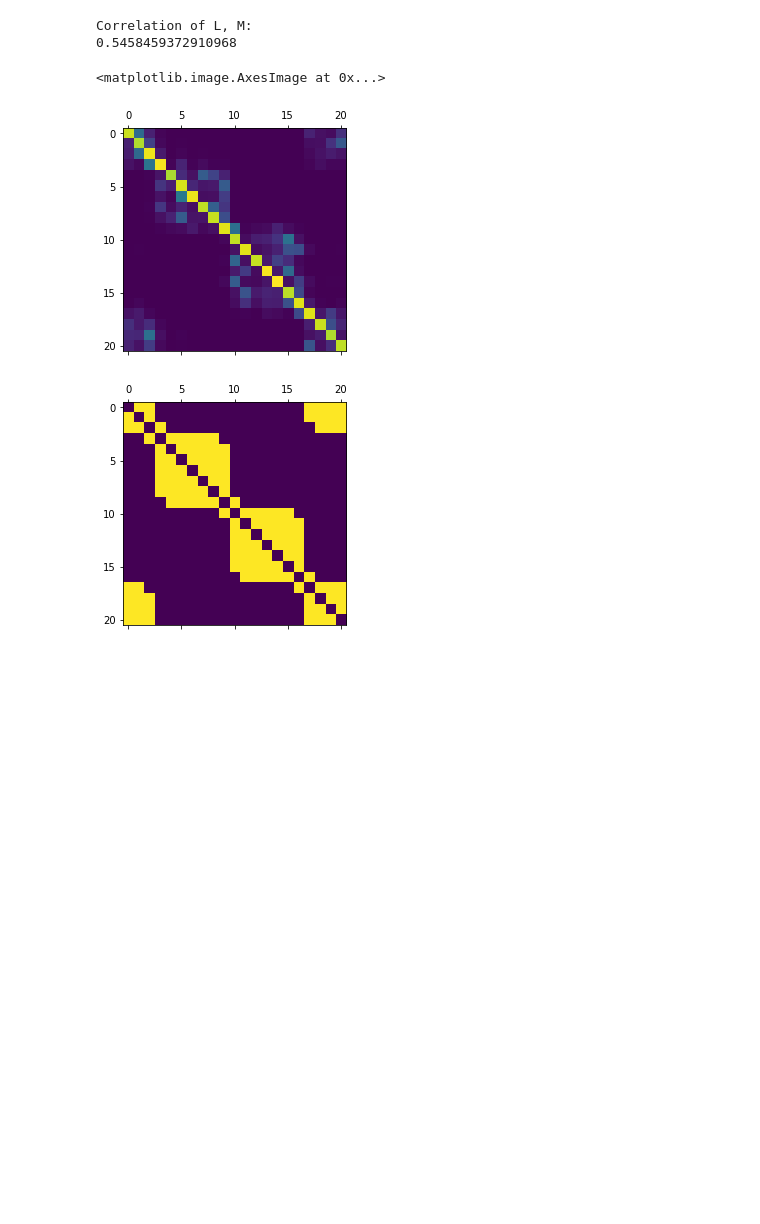
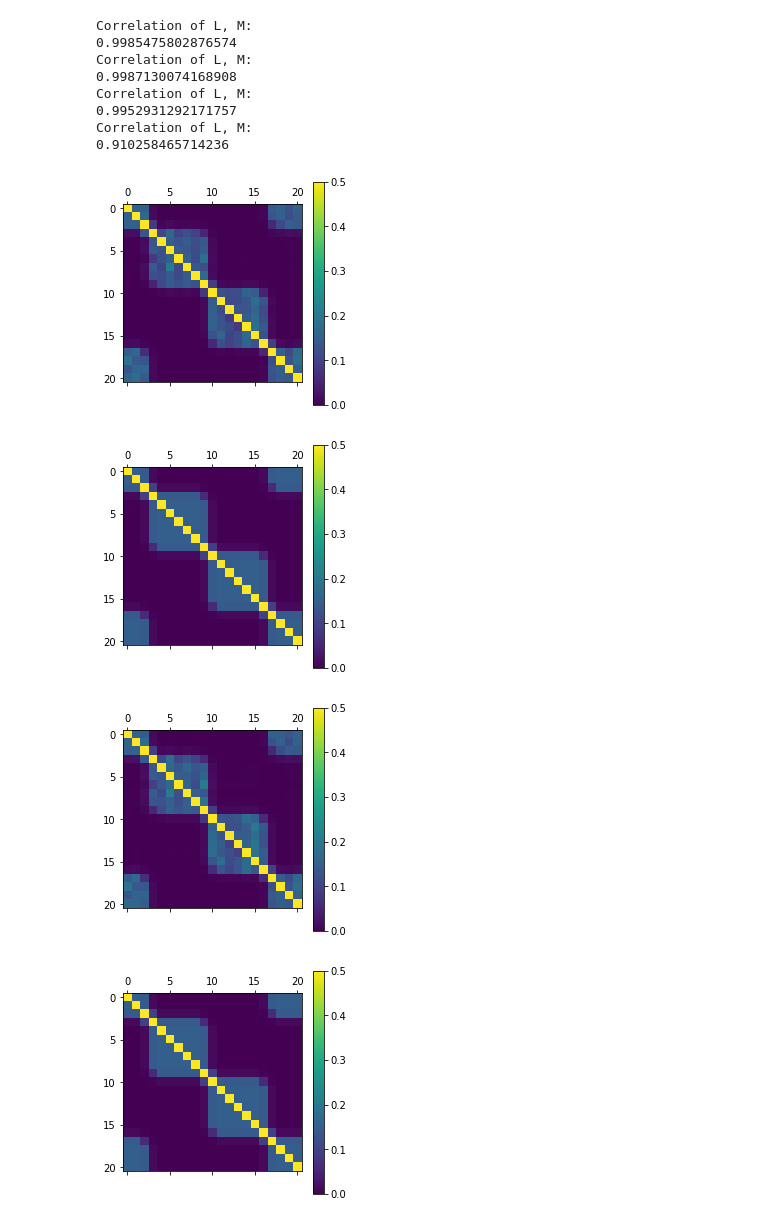
Before and after one commit to prestonlab/tesser_successor, a Jupyter notebook: successor_representation/explore_simulations.ipynb, the cells around one changed output. Drawn from its saved outputs; the diff is of its cells as text; code cells hidden in the pictures; blank space fills up the shorter version.

Commit message:
Revises the limit matrix.

```diff
--- a/successor_representation/explore_simulations.ipynb
+++ b/successor_representation/explore_simulations.ipynb
@@ -15,8 +15,9 @@ from tesser import network
 
 nodes = network.node_info()
 adjacency = network.adjacency (nodes)
+transition = adjacency / 6
 
-alpha = .5
+alpha = .1
 gamma = .5
 
 # makes the envstep necessary for learn.py
@@ -140,39 +141,57 @@ class Node:
                 if self.index in Node.comm[i+1]:
                     self.connections = copy(Node.comm[i+1])
                     self.connections.remove (self.index)
 
 
 def compute_limit_matrix (gamma):
     num_states = 21
     identity = np.eye (num_states)
-    return np.linalg.inv (identity - gamma*adjacency)
+    return np.linalg.inv (identity - gamma*adjacency/6)
 
 def rda (matrix):
     return dist.squareform (dist.pdist (matrix, 'correlation'))
 
+def correlate_rows (matrix):
+    return np.dot(matrix, matrix.T) / (la.norm (matrix)**2)
 
-def main(option):
+def correlate_columns (matrix):
+    return np.dot(matrix.T, matrix) / (la.norm (matrix)**2)
+
+
+def main(option, alpha):
     L = compute_limit_matrix (.5)
     L_vector = L.flatten()
     M = explore_runs ('repeat')
     M_vector = M.flatten()
-    plt.matshow (M)
+    plt.matshow (M, vmin = 0, vmax = .5)
+    plt.colorbar()
 
     if option == 'norm':
         print ('Norm of L - M: ')
         print (la.norm(L_vector - M_vector, np.inf))
 
     if option == 'correlation':
         print ('Correlation of L, M: ')
         print (np.dot (L_vector, M_vector) / (la.norm (L_vector) * la.norm (M_vector)))
 
+    plt.matshow (L, vmin = 0, vmax = .5)
+    plt.colorbar()
 
-main ('correlation')
+alpha = .001
 
-plt.matshow (adjacency)
+while alpha <= 1:
+    main ('correlation', alpha)
+    alpha *= 10
 # %% [output]
 Correlation of L, M:
-0.5458459372910968
+0.9985475802876574
+Correlation of L, M:
+0.9987130074168908
+Correlation of L, M:
+0.9952931292171757
+Correlation of L, M:
+0.910258465714236
-<matplotlib.image.AxesImage at 0x...>
-[figure, old version]
+[figure, new version]
-[figure, old version]
+[figure, new version]
+[figure, added]
+[figure, added]
```
Also changed, not shown: parts of 1 cell of this notebook, 1 other file.
